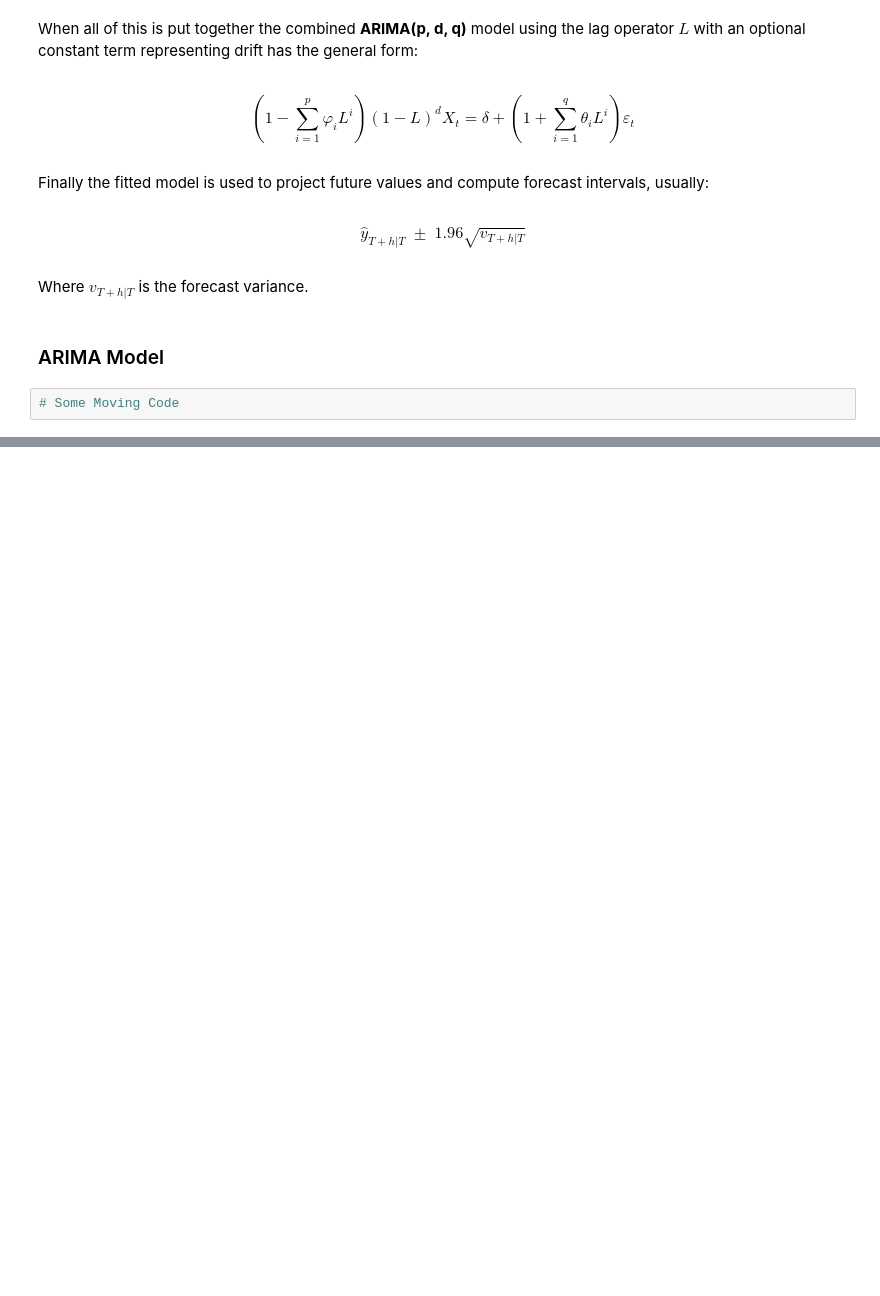
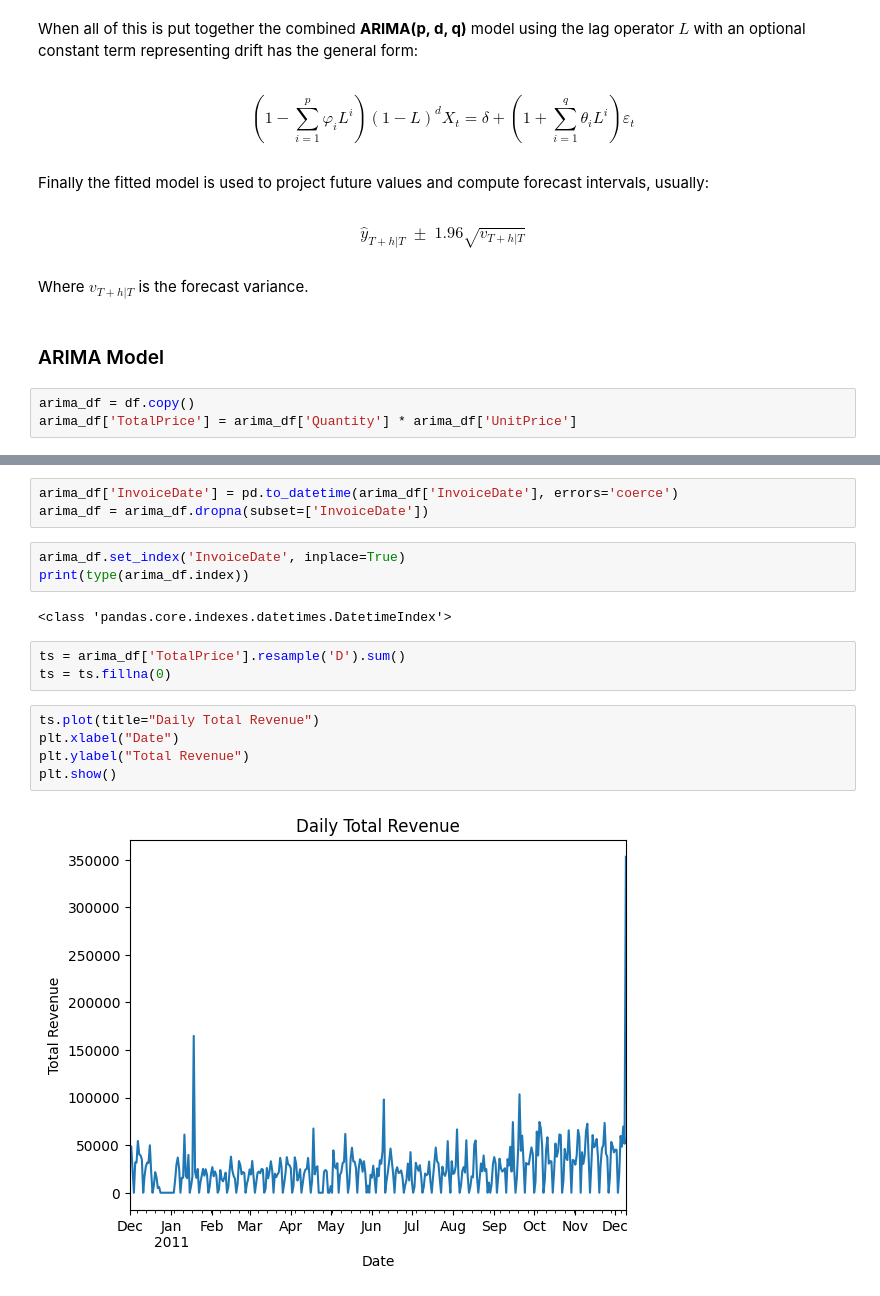
Before and after one commit to aykahsay/Data-Mining, a Jupyter notebook: notebooks/3_data_mining.ipynb, the cells around one changed output, grey strips where cells are left out. Cells and saved outputs as stored; diff of their text form; blank space fills up the shorter version.

```diff
--- a/notebooks/3_data_mining.ipynb
+++ b/notebooks/3_data_mining.ipynb
@@ -300,4 +488,5 @@ Where $v_{T+h|T}$ is the forecast variance.
 # %% [markdown]
 ### ARIMA Model
 # %%
-# Some Moving Code
+arima_df = df.copy()
+arima_df['TotalPrice'] = arima_df['Quantity'] * arima_df['UnitPrice']
@@ -303,0 +502,18 @@ Where $v_{T+h|T}$ is the forecast variance.
+# %%
+arima_df['InvoiceDate'] = pd.to_datetime(arima_df['InvoiceDate'], errors='coerce')
+arima_df = arima_df.dropna(subset=['InvoiceDate'])
+# %%
+arima_df.set_index('InvoiceDate', inplace=True)
+print(type(arima_df.index))
+# %% [output]
+<class 'pandas.core.indexes.datetimes.DatetimeIndex'>
+# %%
+ts = arima_df['TotalPrice'].resample('D').sum()
+ts = ts.fillna(0)
+# %%
+ts.plot(title="Daily Total Revenue")
+plt.xlabel("Date")
+plt.ylabel("Total Revenue")
+plt.show()
+# %% [output]
+[figure, added]
```
Also changed, not shown: parts of 28 cells of this notebook, 2 other files.
